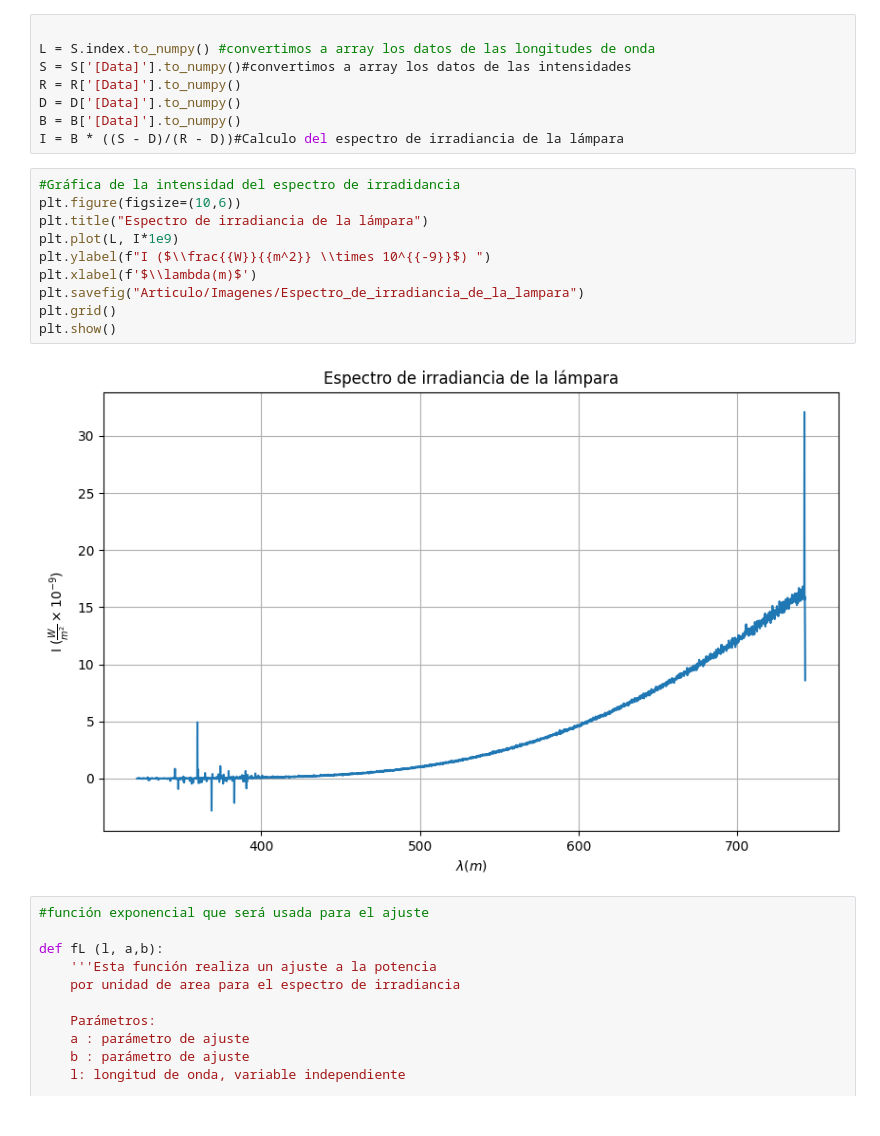
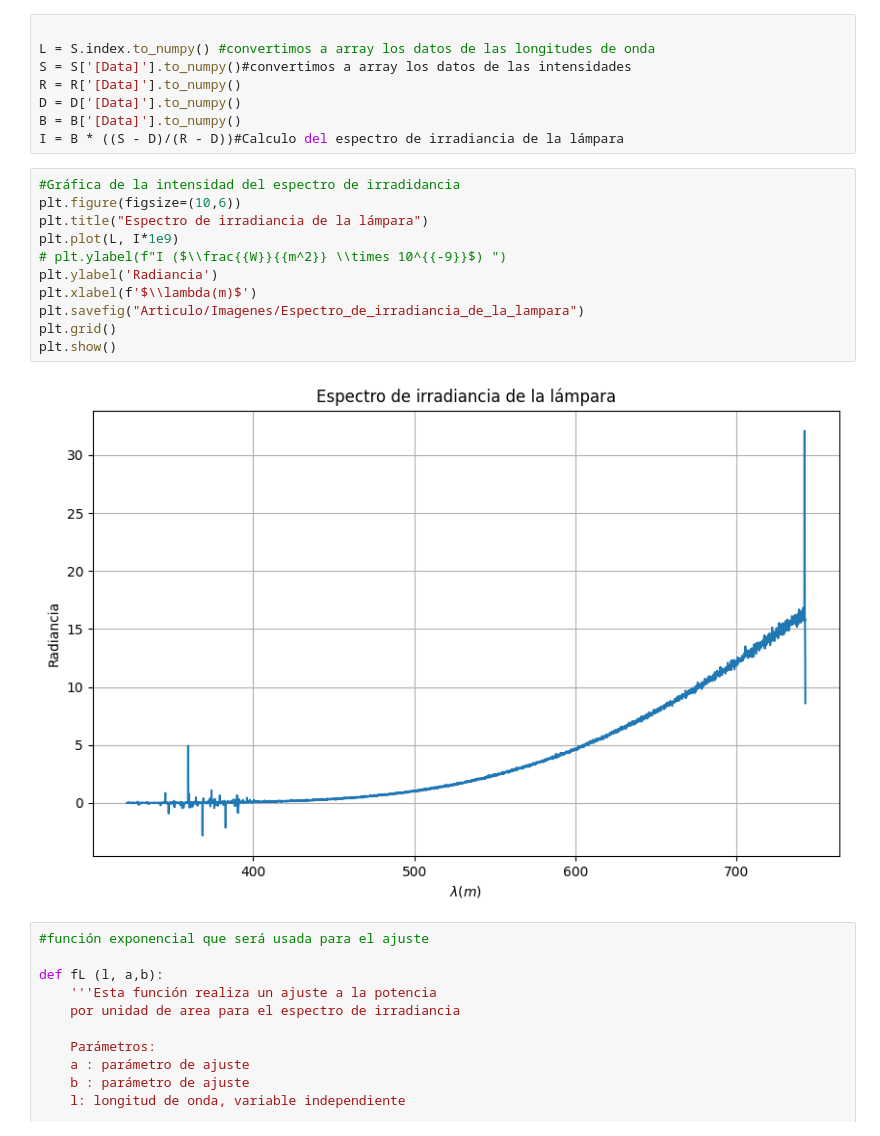
Before and after one commit to Jesus-Gamboa/Experimental_IV, a Jupyter notebook: Espectroscopía/Notebook.ipynb, the cells around one changed output. Drawn from its saved outputs; the diff is of its cells as text.

```diff
--- a/Espectroscopía/Notebook.ipynb
+++ b/Espectroscopía/Notebook.ipynb
@@ -26,15 +26,16 @@ I = B * ((S - D)/(R - D))#Calculo del espectro de irradiancia de la lámpara
 # %%
 #Gráfica de la intensidad del espectro de irradidancia
 plt.figure(figsize=(10,6))
 plt.title("Espectro de irradiancia de la lámpara")
 plt.plot(L, I*1e9)
-plt.ylabel(f"I ($\\frac{{W}}{{m^2}} \\times 10^{{-9}}$) ")
+# plt.ylabel(f"I ($\\frac{{W}}{{m^2}} \\times 10^{{-9}}$) ")
+plt.ylabel('Radiancia')
 plt.xlabel(f'$\\lambda(m)$')
 plt.savefig("Articulo/Imagenes/Espectro_de_irradiancia_de_la_lampara")
 plt.grid()
 plt.show()
 # %% [output]
-[figure, old version]
+[figure, new version]
 # %%
 #función exponencial que será usada para el ajuste
 
```
Also changed, not shown: parts of 6 cells of this notebook, 8 other files.
